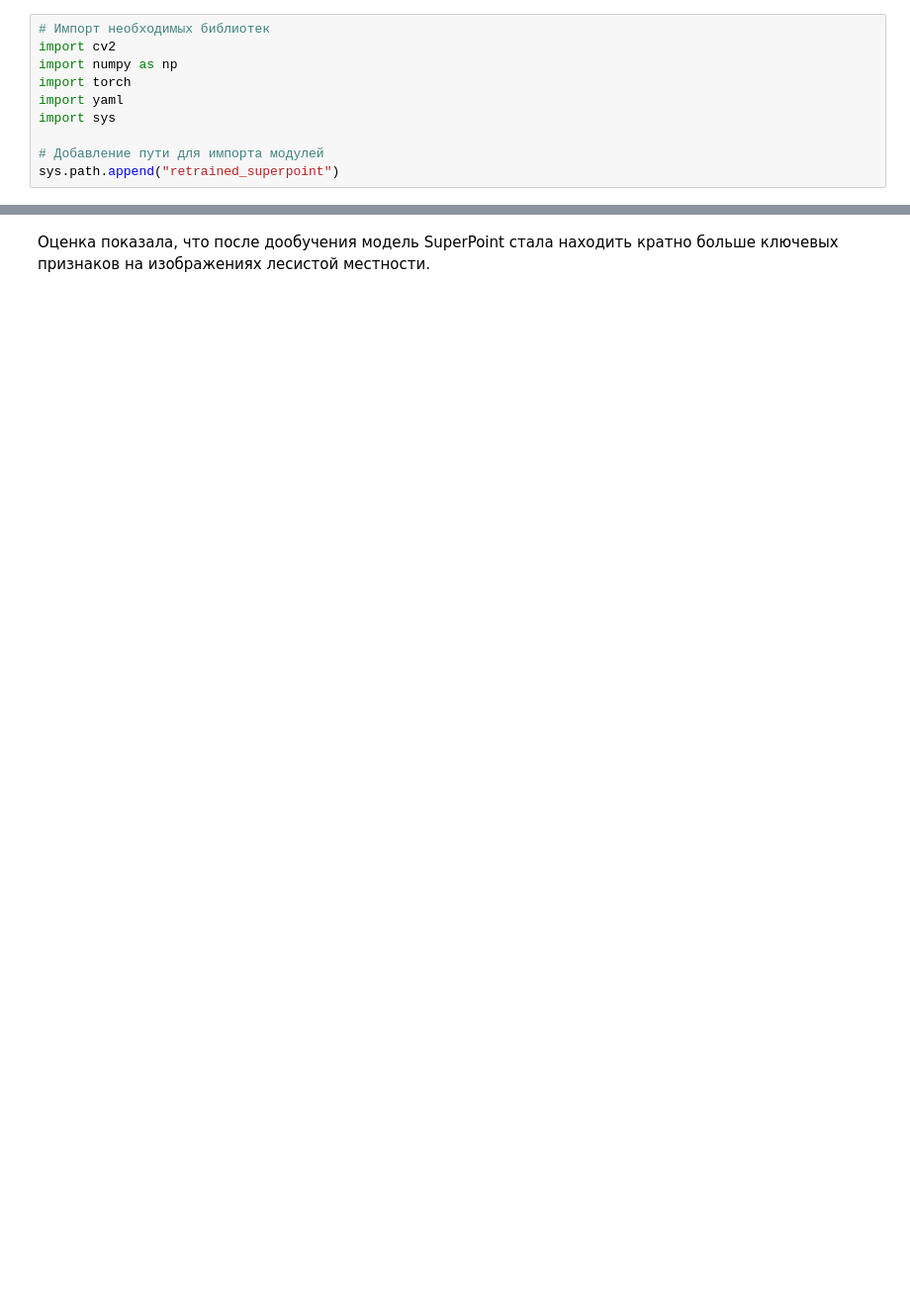
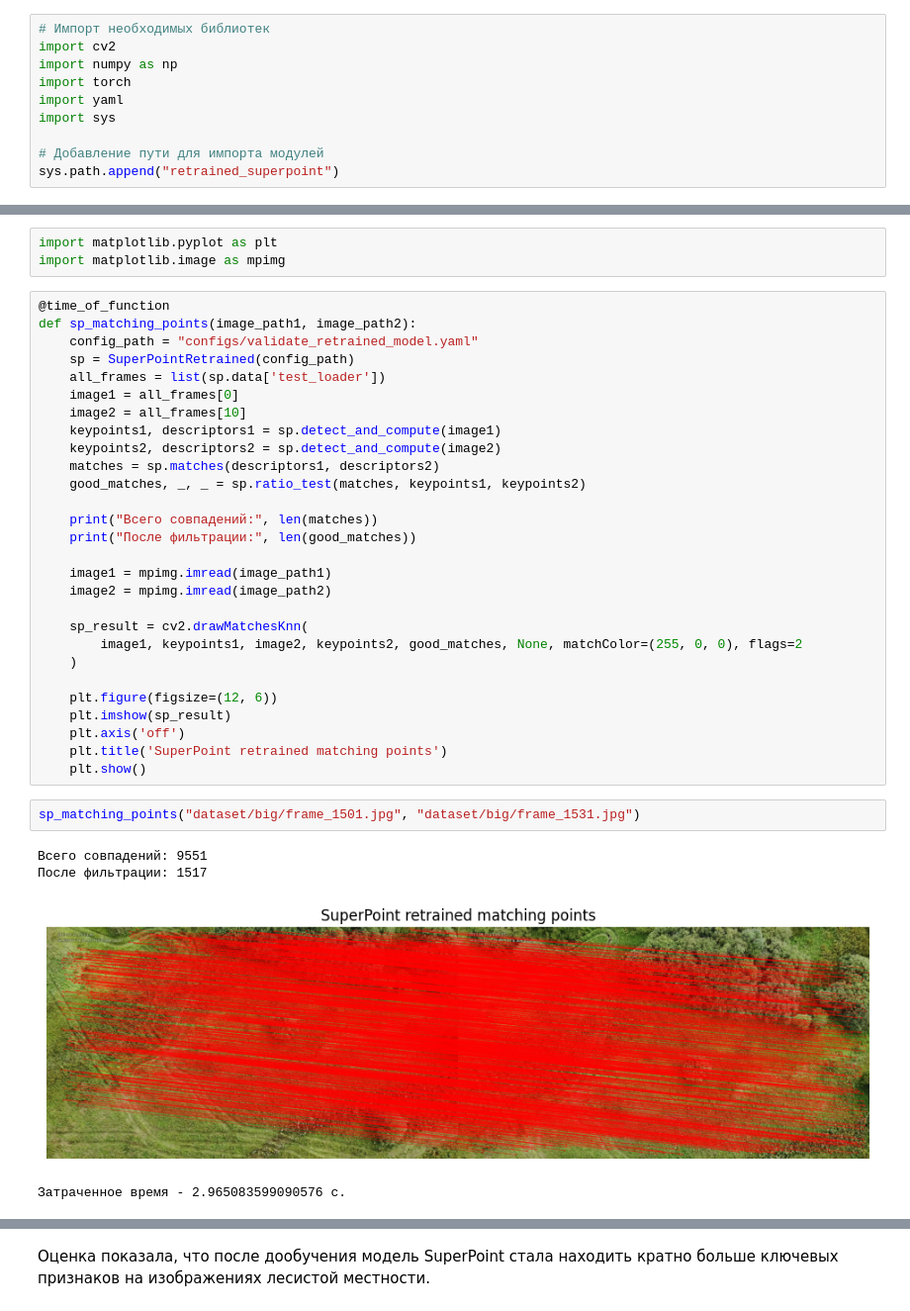
Before and after one commit to TIoJIuHa/points_extraction, a Jupyter notebook: retrained_superpoint_validation.ipynb, the cells around one changed output, grey strips where cells are left out. Shown: that part at 99% size. Saved outputs shown, nothing was run; the diff lists cells and outputs as text; blank space fills up the shorter version.

Commit message:
change retrain model validation

```diff
--- a/retrained_superpoint_validation.ipynb
+++ b/retrained_superpoint_validation.ipynb
@@ -108,0 +125,38 @@ class SuperPointRetrained:
+# %%
+import matplotlib.pyplot as plt
+import matplotlib.image as mpimg
+# %%
+@time_of_function
+def sp_matching_points(image_path1, image_path2):
+    config_path = "configs/validate_retrained_model.yaml"
+    sp = SuperPointRetrained(config_path)
+    all_frames = list(sp.data['test_loader'])
+    image1 = all_frames[0]
+    image2 = all_frames[10]
+    keypoints1, descriptors1 = sp.detect_and_compute(image1)
+    keypoints2, descriptors2 = sp.detect_and_compute(image2)
+    matches = sp.matches(descriptors1, descriptors2)
+    good_matches, _, _ = sp.ratio_test(matches, keypoints1, keypoints2)
+
+    print("Всего совпадений:", len(matches))
+    print("После фильтрации:", len(good_matches))
+
+    image1 = mpimg.imread(image_path1)
+    image2 = mpimg.imread(image_path2)
+
+    sp_result = cv2.drawMatchesKnn(
+        image1, keypoints1, image2, keypoints2, good_matches, None, matchColor=(255, 0, 0), flags=2
+    )
+
+    plt.figure(figsize=(12, 6))
+    plt.imshow(sp_result)
+    plt.axis('off')
+    plt.title('SuperPoint retrained matching points')
+    plt.show()
+# %%
+sp_matching_points("dataset/big/frame_1501.jpg", "dataset/big/frame_1531.jpg")
+# %% [output]
+Всего совпадений: 9551
+После фильтрации: 1517
+[figure, added]
+Затраченное время - 2.965083599090576 c.
```
Also changed, not shown: parts of 23 cells of this notebook, 4 other files.
